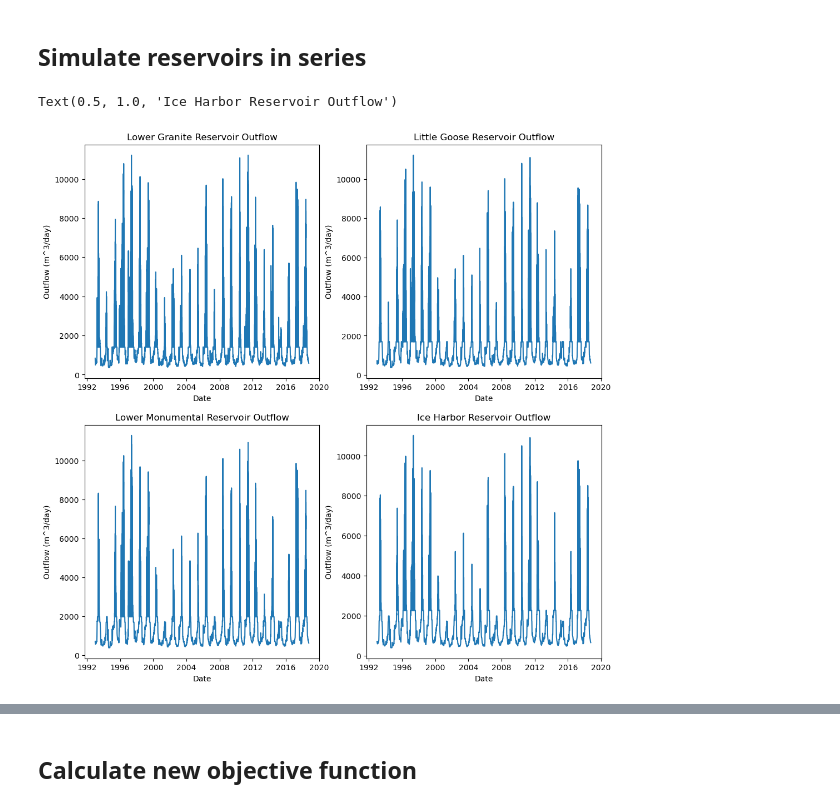
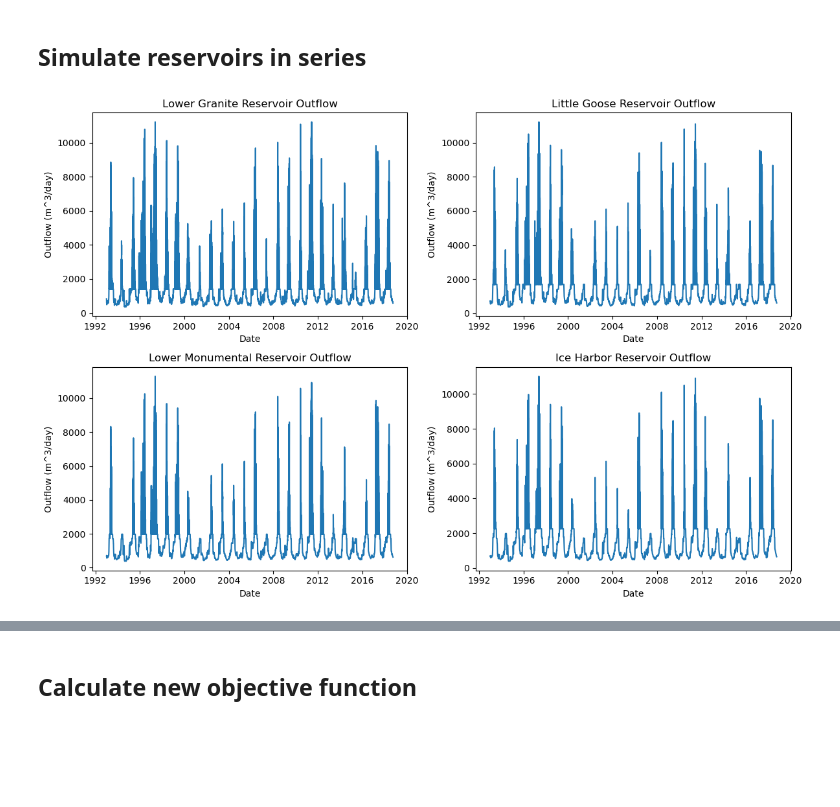
Before and after one commit to clairewang23/columbia_river_model, a Jupyter notebook: optimize in series.ipynb, the cells around one changed output, grey strips where cells are left out. Cells and saved outputs as stored; diff of their text form; code cells hidden in the pictures; blank space fills up the shorter version.

```diff
--- a/optimize in series.ipynb
+++ b/optimize in series.ipynb
@@ -98,32 +98,33 @@ tributary_ICH=ice_harbor_post['L (unit:cfs)'].values*0.3046**3
 
 ICH_outflow, ICH_hydro, ICH_height = ice_harbor.simulate(keep_ICH, initial_height_ICH, param_ICH, datetime=datetimes, prev_out=prev_out_ICH, tributary=tributary_ICH)
 # %%
-plt.figure(figsize=(12,12))
+plt.figure(figsize=(12,8))
 
 plt.subplot(2,2,1)
 plt.plot(datetimes, LGR_outflow)
 plt.xlabel('Date')
 plt.ylabel('Outflow (m^3/day)')
 plt.title('Lower Granite Reservoir Outflow')
 
 plt.subplot(2,2,2)
 plt.plot(datetimes, LGS_outflow)
 plt.xlabel('Date')
 plt.ylabel('Outflow (m^3/day)')
 plt.title('Little Goose Reservoir Outflow')
 
 plt.subplot(2,2,3)
 plt.plot(datetimes, LMN_outflow)
 plt.xlabel('Date')
 plt.ylabel('Outflow (m^3/day)')
 plt.title('Lower Monumental Reservoir Outflow')
 
 plt.subplot(2,2,4)
 plt.plot(datetimes, ICH_outflow)
 plt.xlabel('Date')
 plt.ylabel('Outflow (m^3/day)')
 plt.title('Ice Harbor Reservoir Outflow')
+
+plt.tight_layout()
 # %% [output]
-Text(0.5, 1.0, 'Ice Harbor Reservoir Outflow')
-[figure, old version]
+[figure, new version]
 # %%
```
Also changed, not shown: parts of 2 cells of this notebook, 1 other file.
